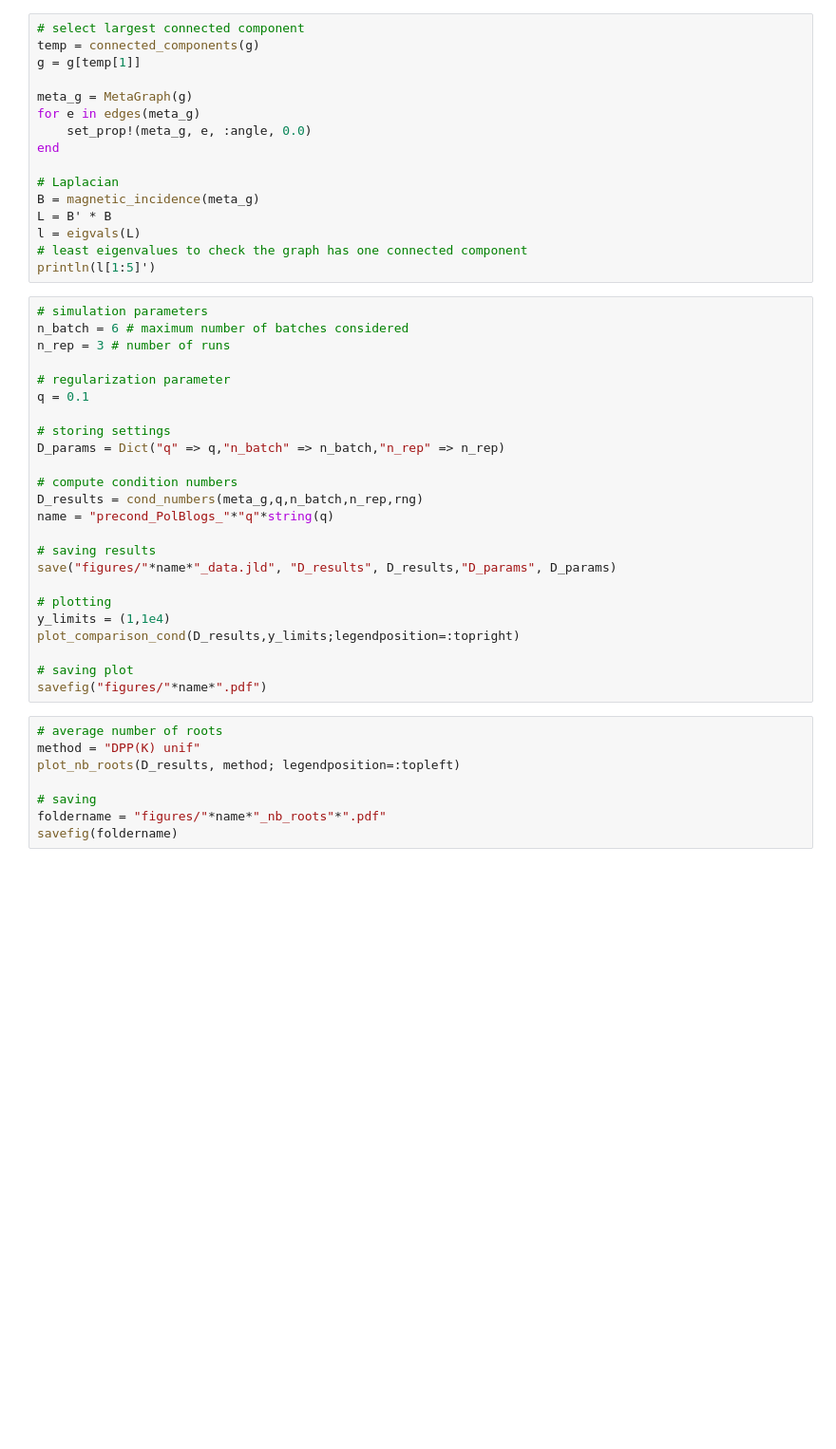
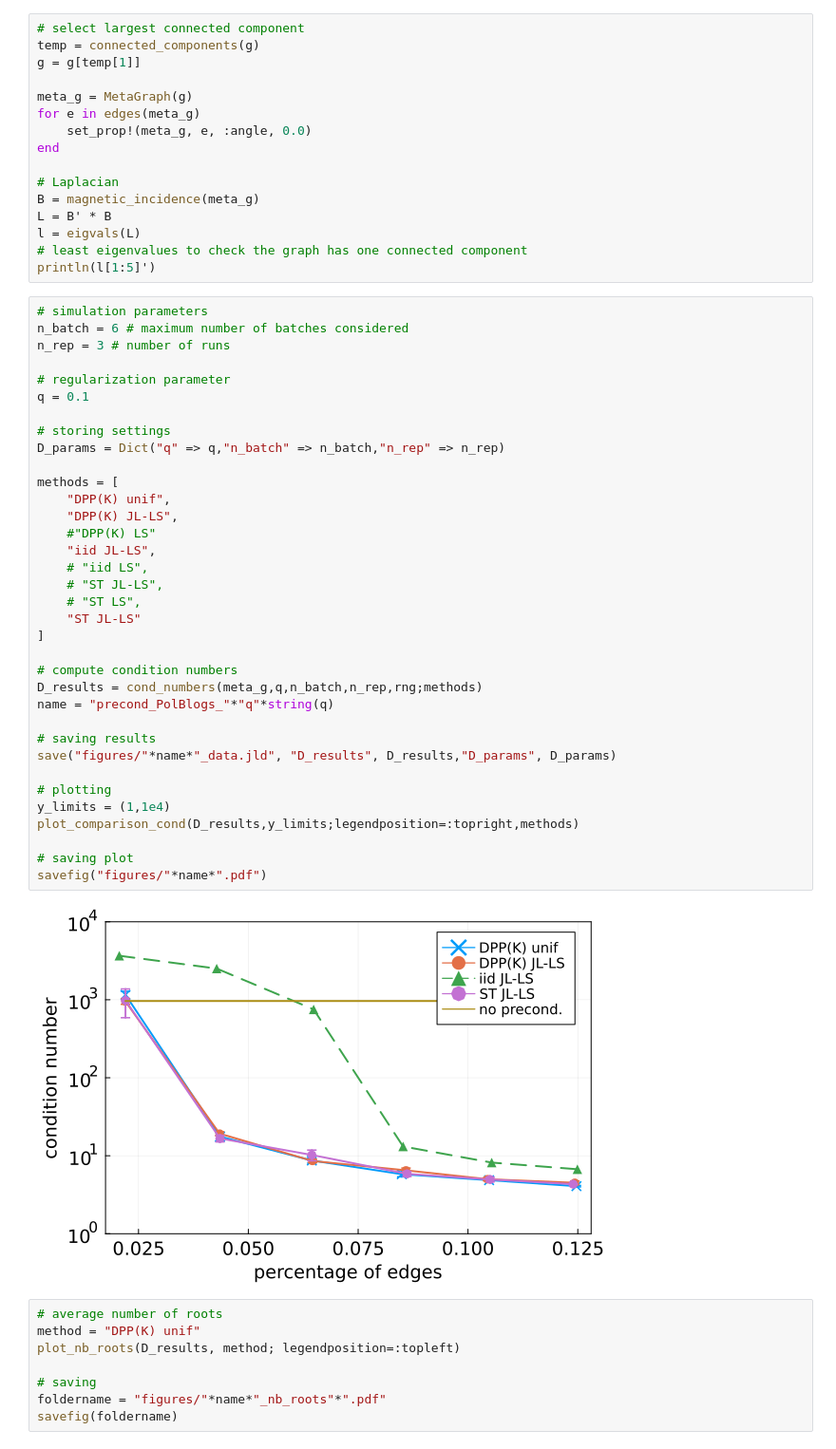
Before and after one commit to For-a-few-DPPs-more/MagneticLaplacianSparsifier.jl, a Jupyter notebook: notebooks/preconditioning.ipynb, the cells around one changed output. Shown at 95% size. Cells and saved outputs as stored; diff of their text form; blank space fills up the shorter version.

```diff
--- a/notebooks/preconditioning.ipynb
+++ b/notebooks/preconditioning.ipynb
@@ -260,27 +314,40 @@ println(l[1:5]')
 # %%
 # simulation parameters
 n_batch = 6 # maximum number of batches considered
 n_rep = 3 # number of runs
 
 # regularization parameter
 q = 0.1
 
 # storing settings
 D_params = Dict("q" => q,"n_batch" => n_batch,"n_rep" => n_rep)
 
+methods = [
+    "DPP(K) unif",
+    "DPP(K) JL-LS",
+    #"DPP(K) LS"
+    "iid JL-LS",
+    # "iid LS",
+    # "ST JL-LS",
+    # "ST LS",
+    "ST JL-LS"
+]
+
 # compute condition numbers
-D_results = cond_numbers(meta_g,q,n_batch,n_rep,rng)
+D_results = cond_numbers(meta_g,q,n_batch,n_rep,rng;methods)
 name = "precond_PolBlogs_"*"q"*string(q)
 
 # saving results
 save("figures/"*name*"_data.jld", "D_results", D_results,"D_params", D_params)
 
 # plotting
 y_limits = (1,1e4)
-plot_comparison_cond(D_results,y_limits;legendposition=:topright)
+plot_comparison_cond(D_results,y_limits;legendposition=:topright,methods)
 
 # saving plot
 savefig("figures/"*name*".pdf")
+# %% [output]
+[figure, added]
 # %%
 # average number of roots
 method = "DPP(K) unif"
```
Also changed, not shown: parts of 6 cells of this notebook, 3 other files.
